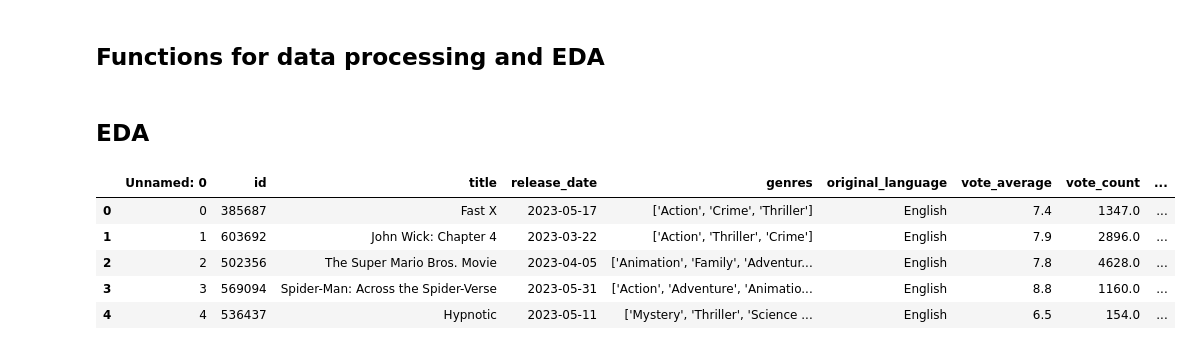
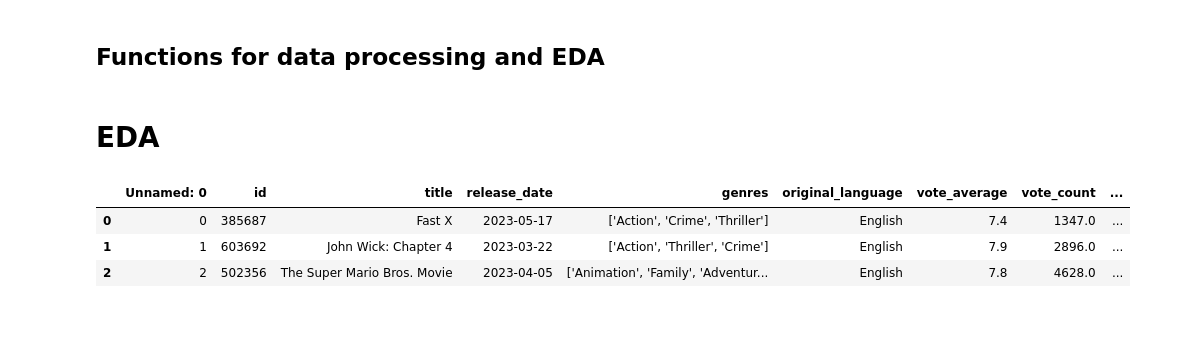
Before and after one commit to dkalenov/TMDB-Movie-Data-Analysis, a Jupyter notebook: TMDB_Movie_Data_Analysis.ipynb, the cells around one changed output. Cells and saved outputs as stored; diff of their text form; code cells hidden in the pictures; blank space fills up the shorter version.

```diff
--- a/TMDB_Movie_Data_Analysis.ipynb
+++ b/TMDB_Movie_Data_Analysis.ipynb
@@ -203,7 +203,7 @@ def data_distribution_by_target(dataframe, target_feature):
             plt.tight_layout() # Adjust plot layout
             plt.show()
 # %% [markdown]
-## EDA
+# EDA
 # %%
 import sqlite3
 import pandas as pd
@@ -211,15 +211,13 @@ import matplotlib.pyplot as plt
 # %%
 import pandas as pd
 
 url = 'https://raw.githubusercontent.com/dkalenov/TMDB-Movie-Data-Analysis/main/movies_tmdb.csv'
 data = pd.read_csv(url)
-data.head()
+data.head(3)
 # %% [output]
 |  | Unnamed: 0 | id | title | release_date | genres | original_language | vote_average | vote_count | ... |
 | 0 | 0 | 385687 | Fast X | 2023-05-17 | ['Action', 'Crime', 'Thriller'] | English | 7.4 | 1347.0 | ... |
 | 1 | 1 | 603692 | John Wick: Chapter 4 | 2023-03-22 | ['Action', 'Thriller', 'Crime'] | English | 7.9 | 2896.0 | ... |
 | 2 | 2 | 502356 | The Super Mario Bros. Movie | 2023-04-05 | ['Animation', 'Family', 'Adventur... | English | 7.8 | 4628.0 | ... |
-| 3 | 3 | 569094 | Spider-Man: Across the Spider-Verse | 2023-05-31 | ['Action', 'Adventure', 'Animatio... | English | 8.8 | 1160.0 | ... |
-| 4 | 4 | 536437 | Hypnotic | 2023-05-11 | ['Mystery', 'Thriller', 'Science ... | English | 6.5 | 154.0 | ... |
 # %%
 df = data.copy()
```
Also changed, not shown: parts of 18 cells of this notebook.
